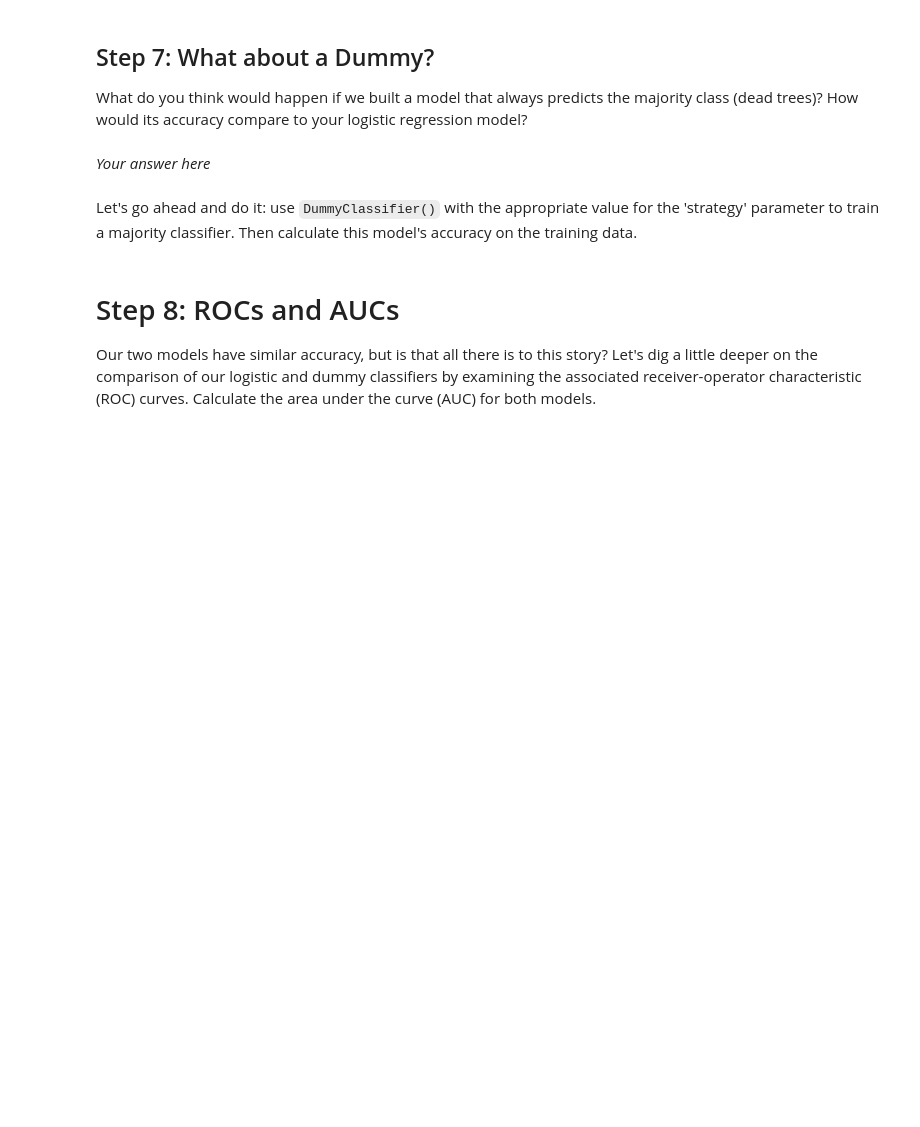
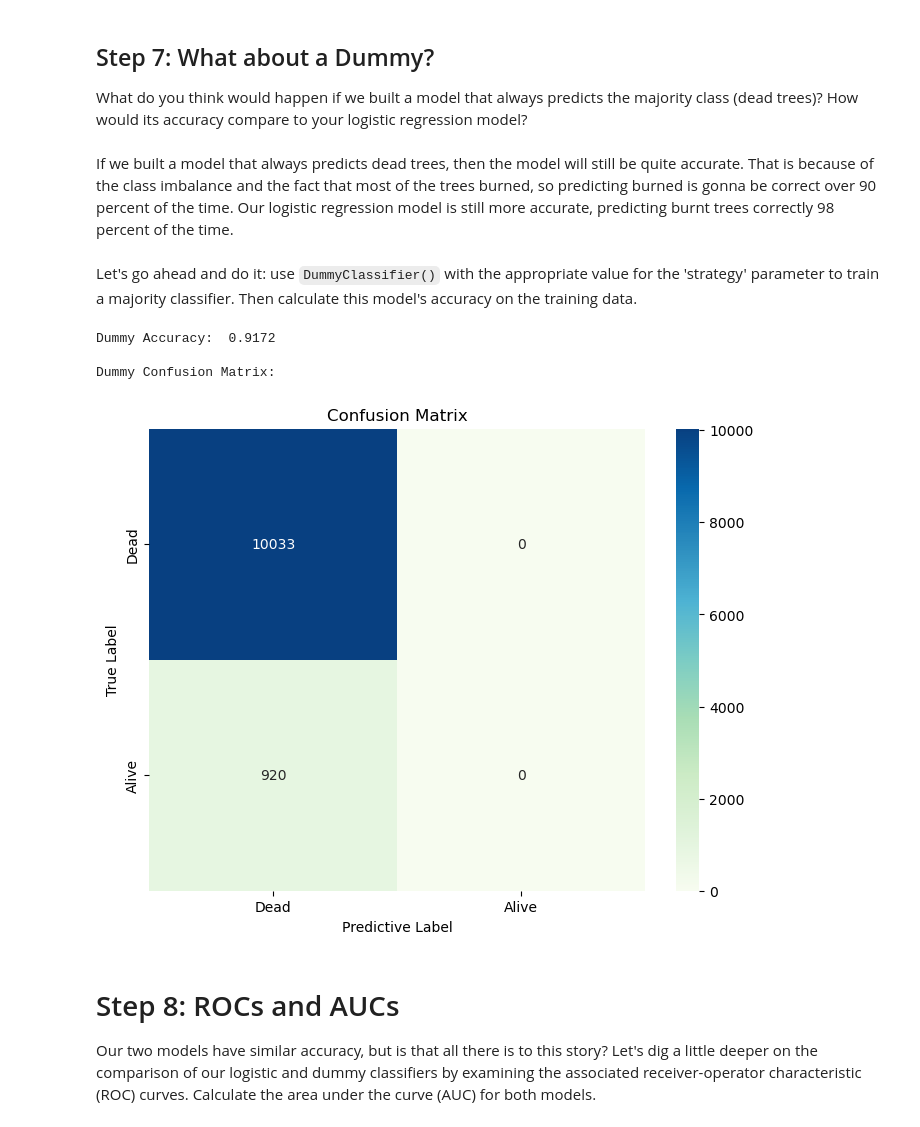
Before and after one commit to emmabeamitchell/EDS232-labs, a Jupyter notebook: Week3/lab3-wildfire.ipynb, the cells around one changed output. Cells and saved outputs as stored; diff of their text form; code cells hidden in the pictures; blank space fills up the shorter version.

```diff
--- a/Week3/lab3-wildfire.ipynb
+++ b/Week3/lab3-wildfire.ipynb
@@ -172,15 +159,52 @@ Is there a class imbalance in this data set?
 ## Step 7: What about a Dummy?
 What do you think would happen if we built a model that always predicts the majority class (dead trees)? How would its accuracy compare to your logistic regression model?
 # %% [markdown]
-*Your answer here*
+If we built a model that always predicts dead trees, then the model will still be quite accurate. That is because of the class imbalance and the fact that most of the trees burned, so predicting burned is gonna be correct over 90 percent of the time. Our logistic regression model is still more accurate, predicting burnt trees correctly 98 percent of the time.
 # %% [markdown]
 Let's go ahead and do it: use `DummyClassifier()` with the appropriate value for the 'strategy' parameter to train a majority classifier.  Then calculate this model's accuracy on the training data.
 # %%
-...
+model_dummy = DummyClassifier(strategy = "most_frequent")
+model_dummy.fit(X_train_scaled, y_train)
+
+
+y_train_pred_dummy = model_dummy.predict(X_train_scaled)
+
+y_test_pred_dummy = model_dummy.predict(X_test_scaled)
+
+acc_train_dummy = accuracy_score(y_train, y_train_pred_dummy)
+
 
 # Print accuracy and confusion matrix results
-print(f"Dummy Accuracy: ")
+print(f"Dummy Accuracy:  {acc_train_dummy:.4f}")
 print("\nDummy Confusion Matrix:")
+
+cm_dummy = confusion_matrix(y_test, y_test_pred_dummy)
+
+plt.figure(figsize = (8,6))
+sns.heatmap(cm_dummy, annot = True, fmt = 'd', cmap = 'GnBu', # annot = annotate, fmt = format
+               xticklabels = ['Dead', 'Alive'],
+               yticklabels = ['Dead', 'Alive'])
+plt.title('Confusion Matrix')
+plt.ylabel('True Label')
+plt.xlabel('Predictive Label')
+
+
+# calculate metrics
+TP = cm[1,1] # true positive
+TN = cm[0,0] # true negative
+FP = cm[0,1] # false positive
+FN = cm[1,0] # false negative
+
+accuracy = (TP +TN)/ (TP + TN + FP + FN)
+majority_baseline = max(np.mean(y_train), 1 - np.mean(y_train))
+sensitivity = TP/(TP + FN)
+specificity = TN / (TN + FP)
+plt.show()
+# %% [output]
+Dummy Accuracy:  0.9172
+
+Dummy Confusion Matrix:
+[figure, added]
 # %% [markdown]
 # Step 8: ROCs and AUCs
 Our two models have similar accuracy, but is that all there is to this story?  Let's dig a little deeper on the comparison of our logistic and dummy classifiers by examining the associated receiver-operator characteristic (ROC) curves. Calculate the area under the curve (AUC) for both models.
```
Also changed, not shown: parts of 9 cells of this notebook, 1 other file.
